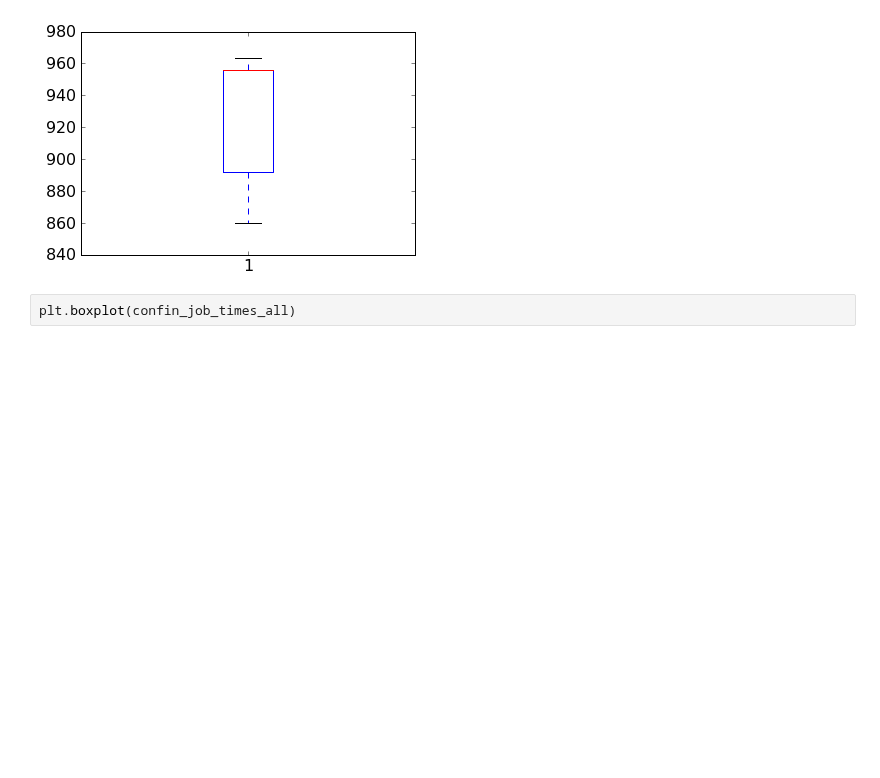
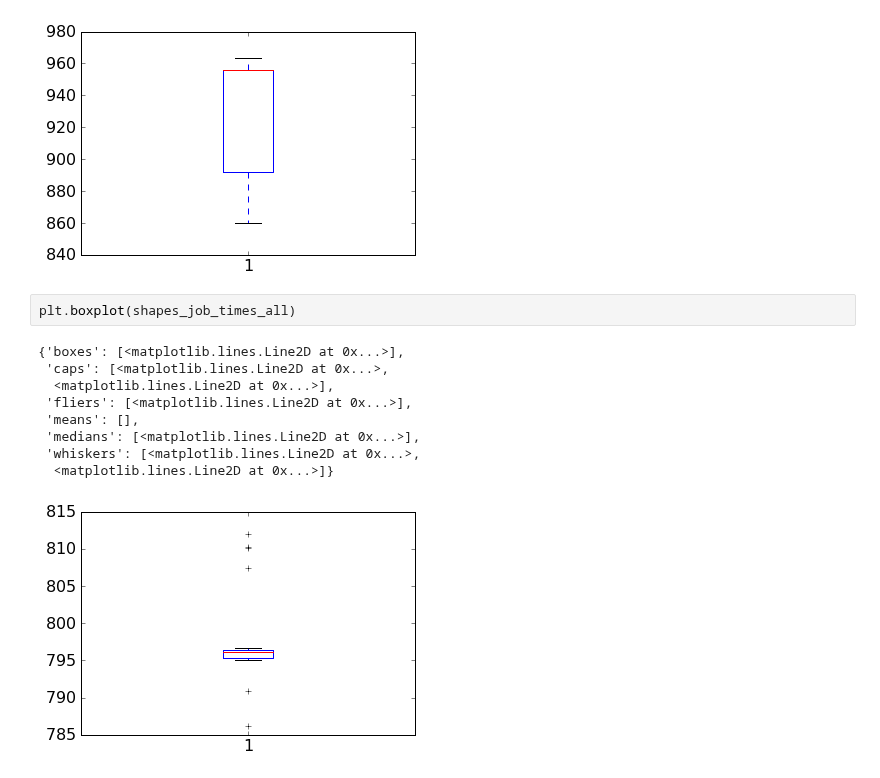
Before and after one commit to prateek-s/scispot, a Jupyter notebook: data/gr-exploit.ipynb, the cells around one changed output. Saved outputs shown, nothing was run; the diff lists cells and outputs as text; blank space fills up the shorter version.

Commit message:
cost graph

```diff
--- a/data/gr-exploit.ipynb
+++ b/data/gr-exploit.ipynb
@@ -141,4 +141,14 @@ plt.boxplot(confin_job_times_all)
   <matplotlib.lines.Line2D at 0x...>]}
 [figure]
 # %%
-plt.boxplot(confin_job_times_all)
+plt.boxplot(shapes_job_times_all)
+# %% [output]
+{'boxes': [<matplotlib.lines.Line2D at 0x...>],
+ 'caps': [<matplotlib.lines.Line2D at 0x...>,
+  <matplotlib.lines.Line2D at 0x...>],
+ 'fliers': [<matplotlib.lines.Line2D at 0x...>],
+ 'means': [],
+ 'medians': [<matplotlib.lines.Line2D at 0x...>],
+ 'whiskers': [<matplotlib.lines.Line2D at 0x...>,
+  <matplotlib.lines.Line2D at 0x...>]}
+[figure, added]
```
Also changed, not shown: 4 other files.
